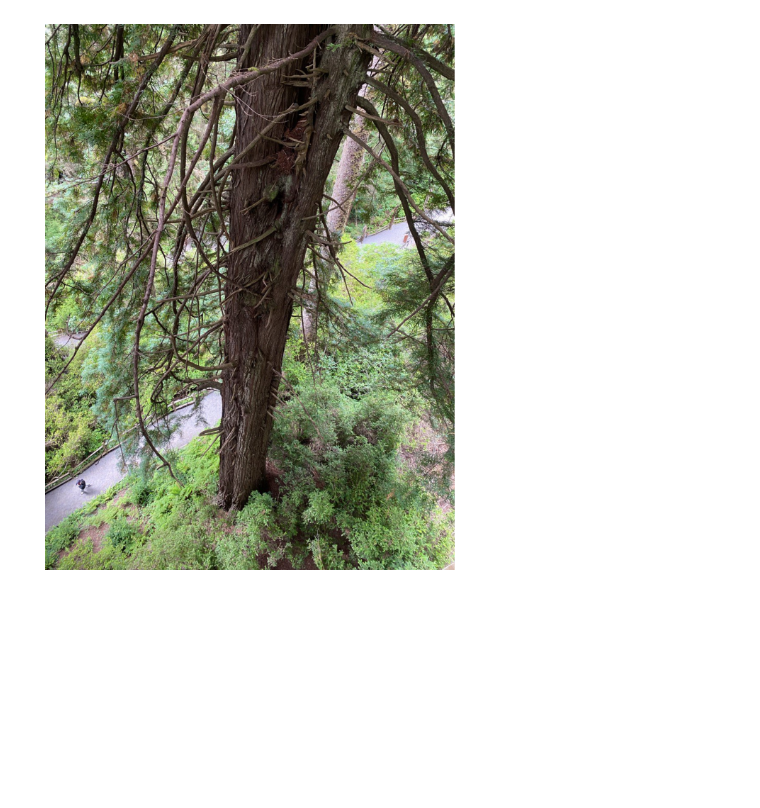
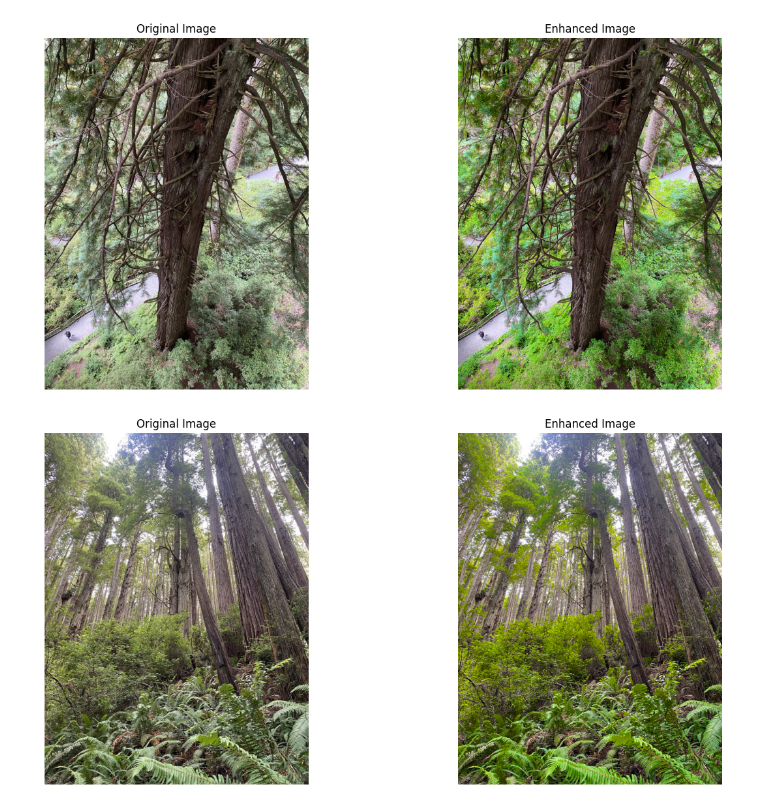
Before and after one commit to rahulvenkat207/computerVision, a Jupyter notebook: Assignment-2/colourEnhancement.ipynb, the cells around one changed output. Drawn from its saved outputs; the diff is of its cells as text; code cells hidden in the pictures; blank space fills up the shorter version.

```diff
--- a/Assignment-2/colourEnhancement.ipynb
+++ b/Assignment-2/colourEnhancement.ipynb
@@ -3,46 +3,51 @@ import cv2
 import numpy as np
 import matplotlib.pyplot as plt
 # %%
+def enhance_and_compare_image(image_path):
+
+    image = cv2.imread(image_path)
+    image_rgb = cv2.cvtColor(image, cv2.COLOR_BGR2RGB)
 
 
-# 1. Read the image as RGB
-image = cv2.imread('C:/aravindsir/ass-2/dataset/img1.jpg')
-image_rgb = cv2.cvtColor(image, cv2.COLOR_BGR2RGB)
+    green_channel = image_rgb[:, :, 1]
+    red_channel = image_rgb[:, :, 0]
+    blue_channel = image_rgb[:, :, 2]
 
-# 2. Find pixels where the intensity of the green channel is greater than red and blue
-blue_channel = image_rgb[:, :, 2]
-green_channel = image_rgb[:, :, 1]
-red_channel = image_rgb[:, :, 0]
 
-# Create a mask where green is dominant
-mask = (green_channel > red_channel) & (green_channel > blue_channel)
+    mask = (green_channel > red_channel) & (green_channel > blue_channel)
 
-# 3. Convert the image to HSV
-image_hsv = cv2.cvtColor(image_rgb, cv2.COLOR_RGB2HSV)
 
-# 4. Increase the saturation of those pixels
-hue, saturation, value = cv2.split(image_hsv)
+    image_hsv = cv2.cvtColor(image_rgb, cv2.COLOR_RGB2HSV)
 
-# Apply changes to the masked pixels
-saturation[mask] = np.clip(saturation[mask] * 1.5, 0, 255)  # Increase saturation
 
-# Merge channels and convert back to RGB
-enhanced_image_hsv = cv2.merge([hue, saturation, value])
-enhanced_image_rgb = cv2.cvtColor(enhanced_image_hsv, cv2.COLOR_HSV2RGB)
+    hue, saturation, value = cv2.split(image_hsv)
 
-# Display the enhanced image
-plt.figure(figsize=(15, 7))
+    #
+    saturation[mask] = np.clip(saturation[mask] * 2.5, 0, 255)  # Increase saturation
 
-plt.subplot(1, 2, 1)
-plt.title('Original Image')
-plt.imshow(image_rgb)
-plt.axis('off')
 
-plt.subplot(1, 2, 2)
-plt.title('Enhanced Image')
-plt.imshow(enhanced_image_rgb)
-plt.axis('off')
+    enhanced_image_hsv = cv2.merge([hue, saturation, value])
+    enhanced_image_rgb = cv2.cvtColor(enhanced_image_hsv, cv2.COLOR_HSV2RGB)
 
-plt.show()
+
+    plt.figure(figsize=(15, 7))
+
+    plt.subplot(1, 2, 1)
+    plt.title('Original Image')
+    plt.imshow(image_rgb)
+    plt.axis('off')
+
+    plt.subplot(1, 2, 2)
+    plt.title('Enhanced Image')
+    plt.imshow(enhanced_image_rgb)
+    plt.axis('off')
+
+    plt.show()
-# %% [output]
-[figure, removed]
+# %%
+enhance_and_compare_image('C:/aravindsir/ass-2/dataset/img1.jpg')
+# %% [output]
+[figure, added]
+# %%
+enhance_and_compare_image('C:/aravindsir/ass-2/dataset/img2.jpg')
+# %% [output]
+[figure, added]
```
